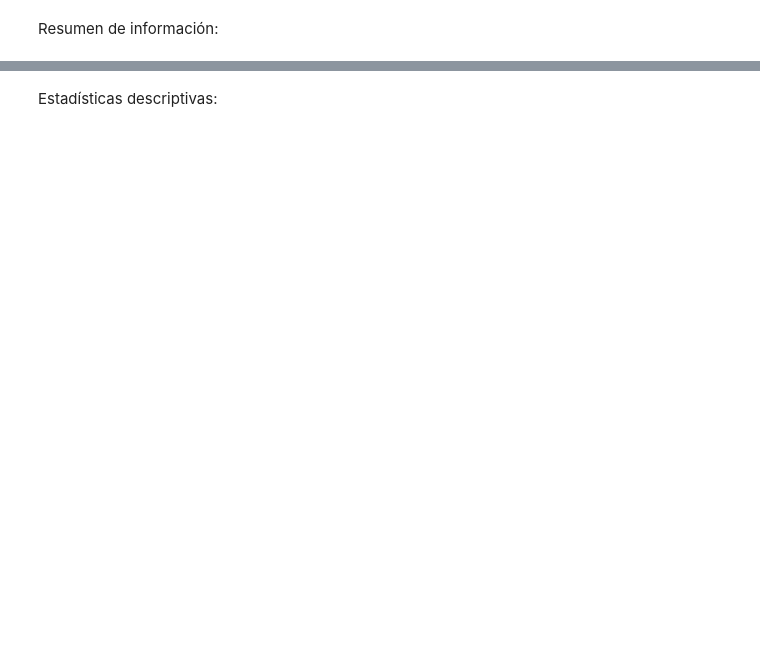
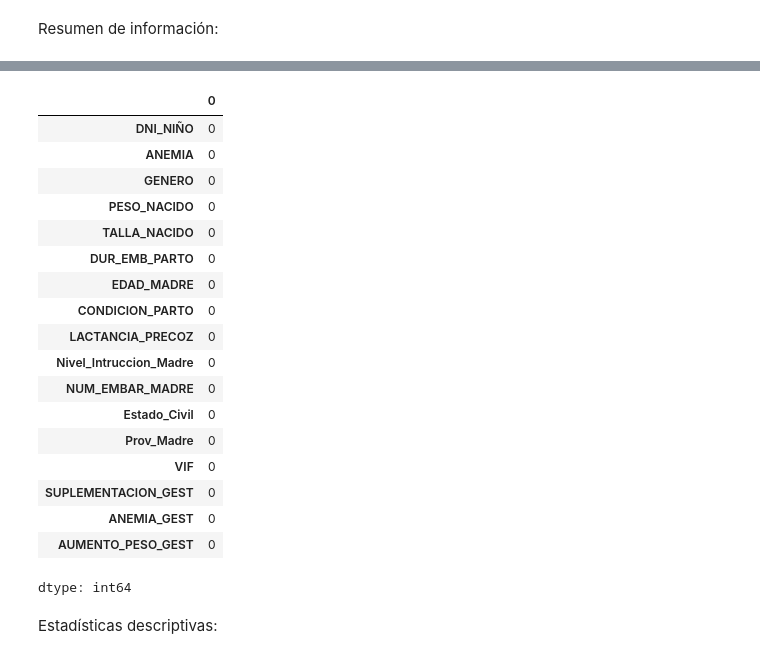
Before and after one commit to gianmarcomejia96/UTEC_PROGRA, a Jupyter notebook: 07_manipulaci_n_de_datos_con_pandas.ipynb, the cells around one changed output, grey strips where cells are left out. Saved outputs shown, nothing was run; the diff lists cells and outputs as text; code cells hidden in the pictures; blank space fills up the shorter version.

```diff
--- a/07_manipulaci_n_de_datos_con_pandas.ipynb
+++ b/07_manipulaci_n_de_datos_con_pandas.ipynb
@@ -77,3 +194,25 @@ print(df.info())  # Información sobre tipos de datos y valores nulos
+# %%
+df.isnull().sum()
+# %% [output]
+|  | 0 |
+| DNI_NIÑO | 0 |
+| ANEMIA | 0 |
+| GENERO | 0 |
+| PESO_NACIDO | 0 |
+| TALLA_NACIDO | 0 |
+| DUR_EMB_PARTO | 0 |
+| EDAD_MADRE | 0 |
+| CONDICION_PARTO | 0 |
+| LACTANCIA_PRECOZ | 0 |
+| Nivel_Intruccion_Madre | 0 |
+| NUM_EMBAR_MADRE | 0 |
+| Estado_Civil | 0 |
+| Prov_Madre | 0 |
+| VIF | 0 |
+| SUPLEMENTACION_GEST | 0 |
+| ANEMIA_GEST | 0 |
+| AUMENTO_PESO_GEST | 0 |
+dtype: int64
 # %% [markdown]
 Estadísticas descriptivas:
 # %%
```
Also changed, not shown: parts of 29 cells of this notebook.
